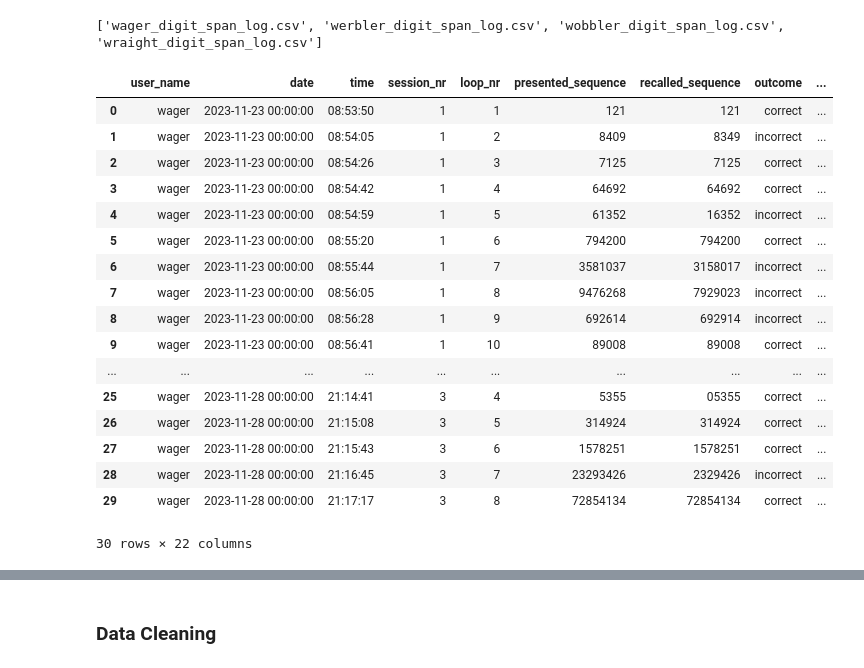
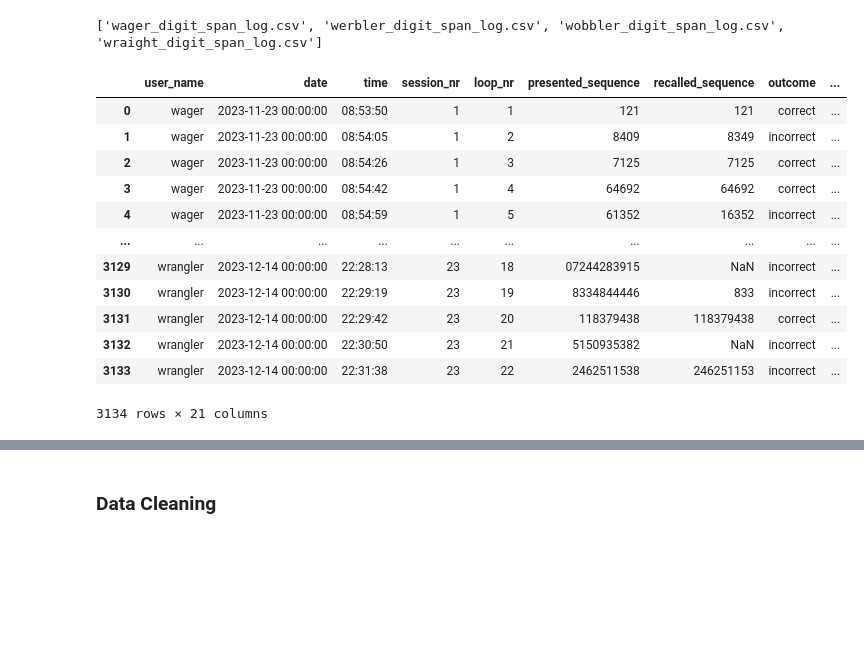
Before and after one commit to Faufreluche/Digit_Span_Trainer, a Jupyter notebook: results_analysis.ipynb, the cells around one changed output, grey strips where cells are left out. Saved outputs shown, nothing was run; the diff lists cells and outputs as text; code cells hidden in the pictures; blank space fills up the shorter version.

```diff
--- a/results_analysis.ipynb
+++ b/results_analysis.ipynb
@@ -37,24 +40,19 @@ df_merged_main = pd.concat([df_merged_main, df_wrangler], ignore_index=True)
 # %%
-df_merged_main.head(30)
+df_merged_main
 # %% [output]
 |  | user_name | date | time | session_nr | loop_nr | presented_sequence | recalled_sequence | outcome | ... |
 | 0 | wager | 2023-11-23 00:00:00 | 08:53:50 | 1 | 1 | 121 | 121 | correct | ... |
 | 1 | wager | 2023-11-23 00:00:00 | 08:54:05 | 1 | 2 | 8409 | 8349 | incorrect | ... |
 | 2 | wager | 2023-11-23 00:00:00 | 08:54:26 | 1 | 3 | 7125 | 7125 | correct | ... |
 | 3 | wager | 2023-11-23 00:00:00 | 08:54:42 | 1 | 4 | 64692 | 64692 | correct | ... |
 | 4 | wager | 2023-11-23 00:00:00 | 08:54:59 | 1 | 5 | 61352 | 16352 | incorrect | ... |
-| 5 | wager | 2023-11-23 00:00:00 | 08:55:20 | 1 | 6 | 794200 | 794200 | correct | ... |
-| 6 | wager | 2023-11-23 00:00:00 | 08:55:44 | 1 | 7 | 3581037 | 3158017 | incorrect | ... |
-| 7 | wager | 2023-11-23 00:00:00 | 08:56:05 | 1 | 8 | 9476268 | 7929023 | incorrect | ... |
-| 8 | wager | 2023-11-23 00:00:00 | 08:56:28 | 1 | 9 | 692614 | 692914 | incorrect | ... |
-| 9 | wager | 2023-11-23 00:00:00 | 08:56:41 | 1 | 10 | 89008 | 89008 | correct | ... |
 | ... | ... | ... | ... | ... | ... | ... | ... | ... | ... |
-| 25 | wager | 2023-11-28 00:00:00 | 21:14:41 | 3 | 4 | 5355 | 05355 | correct | ... |
-| 26 | wager | 2023-11-28 00:00:00 | 21:15:08 | 3 | 5 | 314924 | 314924 | correct | ... |
-| 27 | wager | 2023-11-28 00:00:00 | 21:15:43 | 3 | 6 | 1578251 | 1578251 | correct | ... |
-| 28 | wager | 2023-11-28 00:00:00 | 21:16:45 | 3 | 7 | 23293426 | 2329426 | incorrect | ... |
-| 29 | wager | 2023-11-28 00:00:00 | 21:17:17 | 3 | 8 | 72854134 | 72854134 | correct | ... |
+| 3129 | wrangler | 2023-12-14 00:00:00 | 22:28:13 | 23 | 18 | 07244283915 | NaN | incorrect | ... |
+| 3130 | wrangler | 2023-12-14 00:00:00 | 22:29:19 | 23 | 19 | 8334844446 | 833 | incorrect | ... |
+| 3131 | wrangler | 2023-12-14 00:00:00 | 22:29:42 | 23 | 20 | 118379438 | 118379438 | correct | ... |
+| 3132 | wrangler | 2023-12-14 00:00:00 | 22:30:50 | 23 | 21 | 5150935382 | NaN | incorrect | ... |
+| 3133 | wrangler | 2023-12-14 00:00:00 | 22:31:38 | 23 | 22 | 2462511538 | 246251153 | incorrect | ... |
-30 rows × 22 columns
+3134 rows × 21 columns
 # %%
 df_merged_main.info()
 # %% [output]
```
Also changed, not shown: parts of 18 cells of this notebook.
